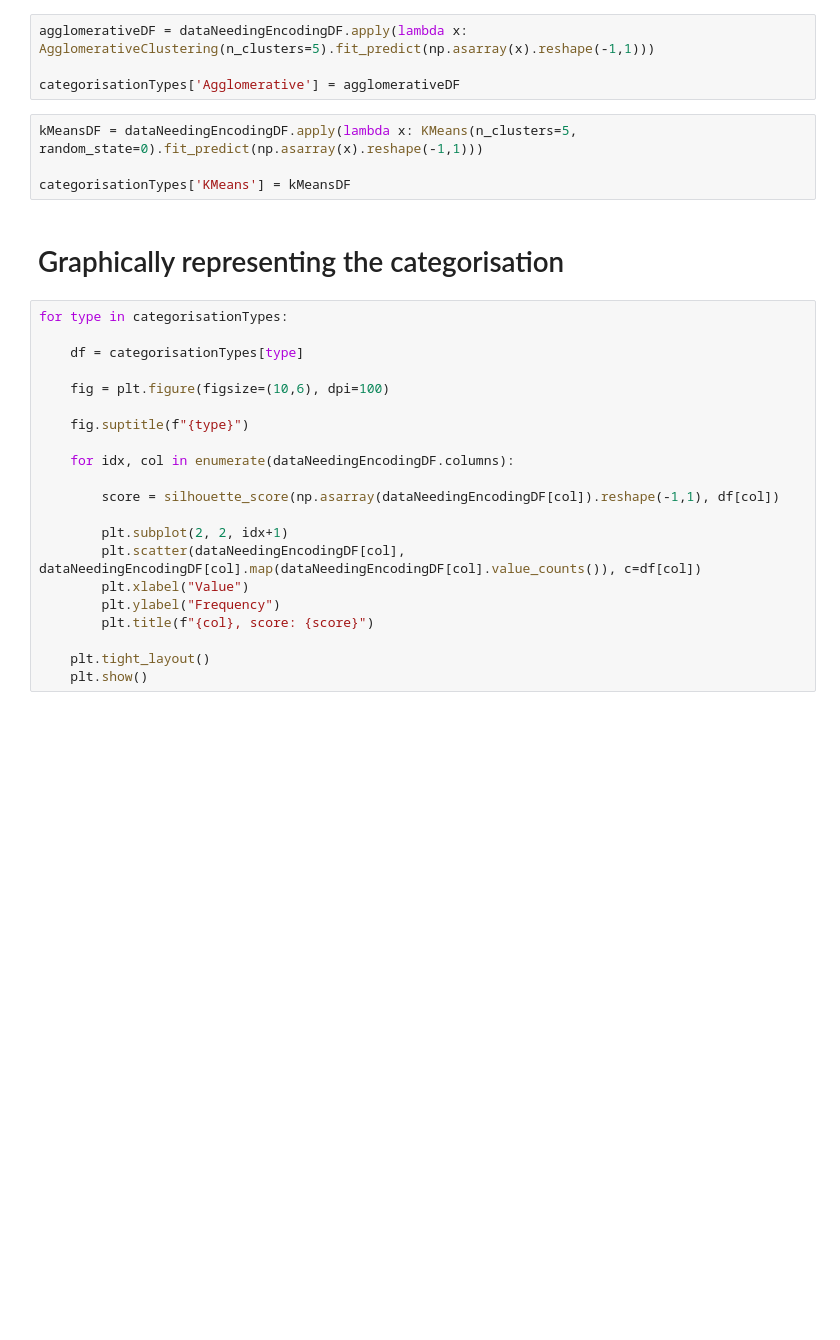
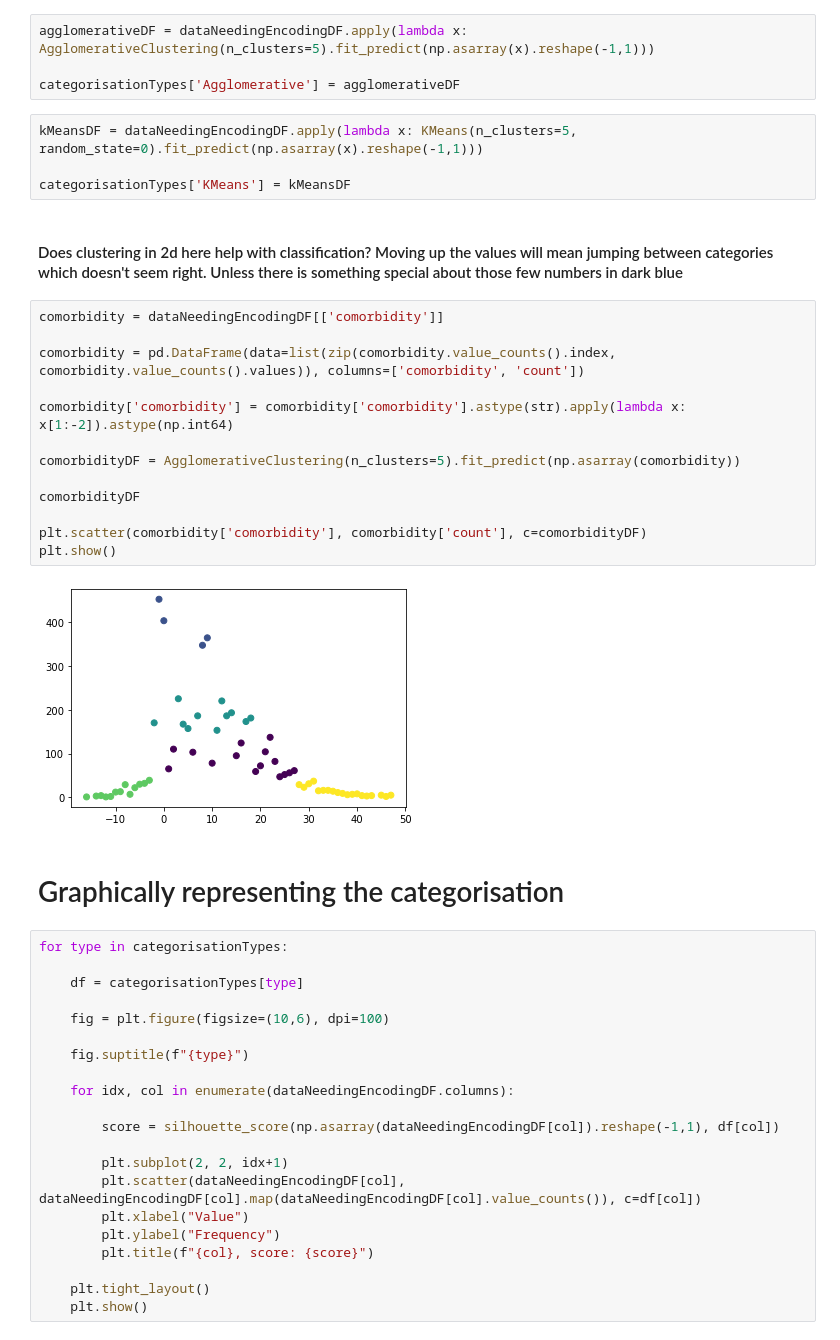
Before and after one commit to BenMarkFrost/LEN_Individual_Project, a Jupyter notebook: Static/staticCategorisation.ipynb, the cells around one changed output. Drawn from its saved outputs; the diff is of its cells as text; blank space fills up the shorter version.

Commit message:
adding 2d clustering test

```diff
--- a/Static/staticCategorisation.ipynb
+++ b/Static/staticCategorisation.ipynb
@@ -146,6 +148,23 @@ categorisationTypes['Agglomerative'] = agglomerativeDF
 kMeansDF = dataNeedingEncodingDF.apply(lambda x: KMeans(n_clusters=5, random_state=0).fit_predict(np.asarray(x).reshape(-1,1)))
 
 categorisationTypes['KMeans'] = kMeansDF
+# %% [markdown]
+#### Does clustering in 2d here help with classification? Moving up the values will mean jumping between categories which doesn't seem right. Unless there is something special about those few numbers in dark blue
+# %%
+comorbidity = dataNeedingEncodingDF[['comorbidity']]
+
+comorbidity = pd.DataFrame(data=list(zip(comorbidity.value_counts().index, comorbidity.value_counts().values)), columns=['comorbidity', 'count'])
+
+comorbidity['comorbidity'] = comorbidity['comorbidity'].astype(str).apply(lambda x: x[1:-2]).astype(np.int64)
+
+comorbidityDF = AgglomerativeClustering(n_clusters=5).fit_predict(np.asarray(comorbidity))
+
+comorbidityDF
+
+plt.scatter(comorbidity['comorbidity'], comorbidity['count'], c=comorbidityDF)
+plt.show()
+# %% [output]
+[figure, added]
 # %% [markdown]
 # Graphically representing the categorisation
 # %%
```
Also changed, not shown: parts of 3 cells of this notebook.
